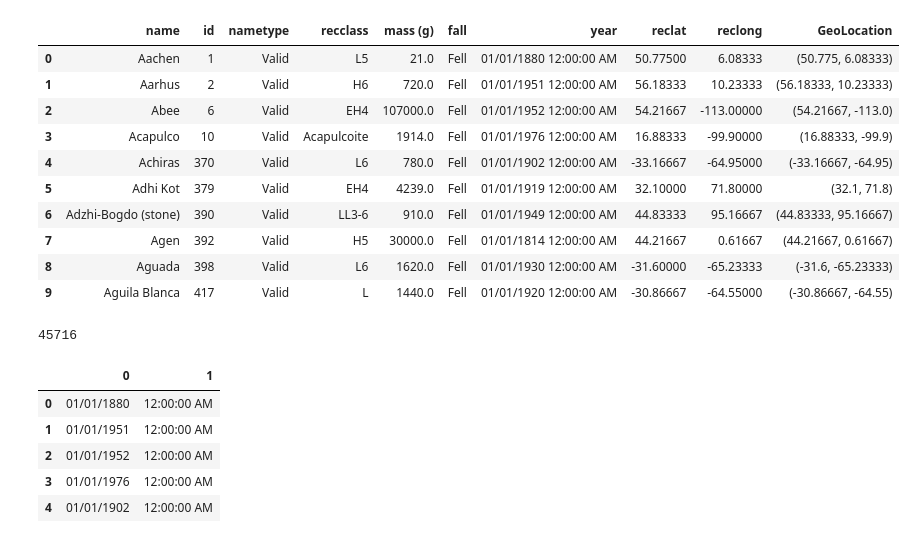
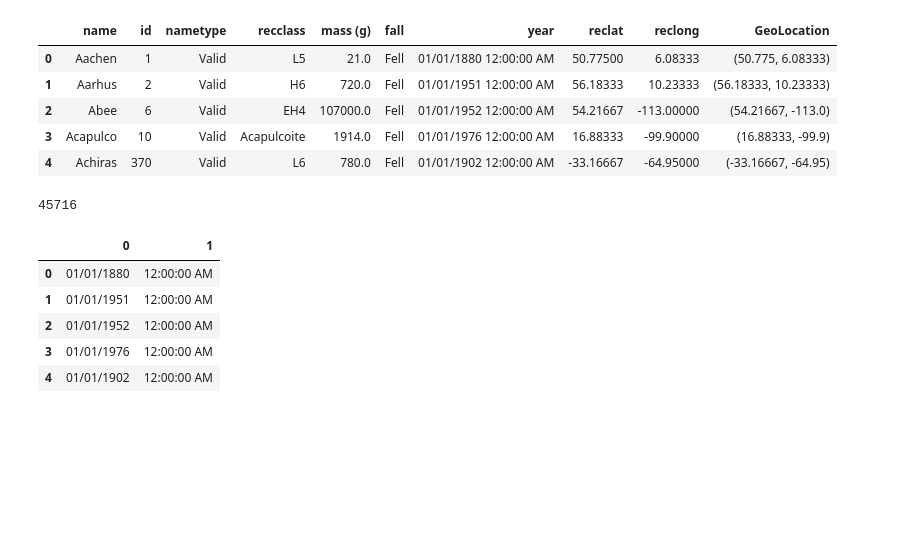
Before and after one commit to jessyoder/Project-1-Meteorites, a Jupyter notebook: Nasa_Meteorite.ipynb, the cells around one changed output. Drawn from its saved outputs; the diff is of its cells as text; code cells hidden in the pictures; blank space fills up the shorter version.

```diff
--- a/Nasa_Meteorite.ipynb
+++ b/Nasa_Meteorite.ipynb
@@ -12,19 +12,14 @@ from config import gkey
 # %%
 # Read Meteorite_Landings.csv file
 meteorite_landings_df = pd.read_csv('Meteorite_Landings.csv')
-meteorite_landings_df.head(10)
+meteorite_landings_df.head()
 # %% [output]
 |  | name | id | nametype | recclass | mass (g) | fall | year | reclat | reclong | GeoLocation |
 | 0 | Aachen | 1 | Valid | L5 | 21.0 | Fell | 01/01/1880 12:00:00 AM | 50.77500 | 6.08333 | (50.775, 6.08333) |
 | 1 | Aarhus | 2 | Valid | H6 | 720.0 | Fell | 01/01/1951 12:00:00 AM | 56.18333 | 10.23333 | (56.18333, 10.23333) |
 | 2 | Abee | 6 | Valid | EH4 | 107000.0 | Fell | 01/01/1952 12:00:00 AM | 54.21667 | -113.00000 | (54.21667, -113.0) |
 | 3 | Acapulco | 10 | Valid | Acapulcoite | 1914.0 | Fell | 01/01/1976 12:00:00 AM | 16.88333 | -99.90000 | (16.88333, -99.9) |
 | 4 | Achiras | 370 | Valid | L6 | 780.0 | Fell | 01/01/1902 12:00:00 AM | -33.16667 | -64.95000 | (-33.16667, -64.95) |
-| 5 | Adhi Kot | 379 | Valid | EH4 | 4239.0 | Fell | 01/01/1919 12:00:00 AM | 32.10000 | 71.80000 | (32.1, 71.8) |
-| 6 | Adzhi-Bogdo (stone) | 390 | Valid | LL3-6 | 910.0 | Fell | 01/01/1949 12:00:00 AM | 44.83333 | 95.16667 | (44.83333, 95.16667) |
-| 7 | Agen | 392 | Valid | H5 | 30000.0 | Fell | 01/01/1814 12:00:00 AM | 44.21667 | 0.61667 | (44.21667, 0.61667) |
-| 8 | Aguada | 398 | Valid | L6 | 1620.0 | Fell | 01/01/1930 12:00:00 AM | -31.60000 | -65.23333 | (-31.6, -65.23333) |
-| 9 | Aguila Blanca | 417 | Valid | L | 1440.0 | Fell | 01/01/1920 12:00:00 AM | -30.86667 | -64.55000 | (-30.86667, -64.55) |
 # %%
 # Count the row number of the dataset
 len(meteorite_landings_df)
```
Also changed, not shown: parts of 24 cells of this notebook.
